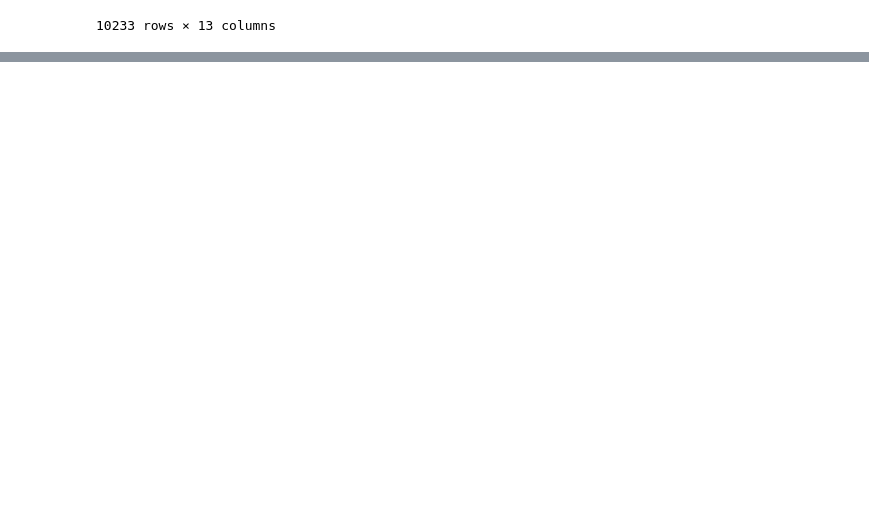
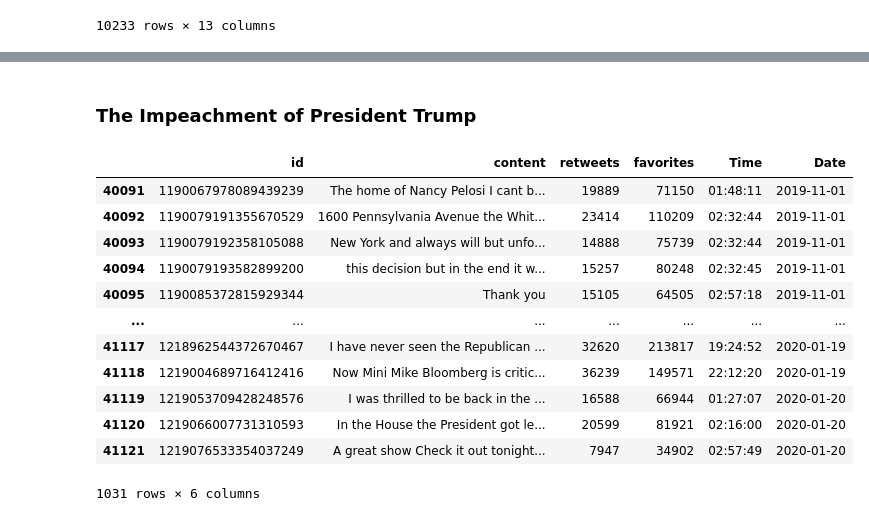
Before and after one commit to cybertraining-dsc/fa20-523-307, a Jupyter notebook: project/Analysis of Financial Markets based on President Trump's Tweets.ipynb, the cells around one changed output, grey strips where cells are left out. Cells and saved outputs as stored; diff of their text form; code cells hidden in the pictures; blank space fills up the shorter version.

```diff
--- a/project/Analysis of Financial Markets based on President Trump's Tweets.ipynb
+++ b/project/Analysis of Financial Markets based on President Trump's Tweets.ipynb
@@ -653,0 +644,19 @@ plt.show()
+# %% [markdown]
+### The Impeachment of President Trump
+# %%
+impeachment_tweets = trump_tweets[trump_tweets['Date'] >= pd.to_datetime('2019-11-01')]
+impeachment_tweets
+# %% [output]
+|  | id | content | retweets | favorites | Time | Date |
+| 40091 | 1190067978089439239 | The home of Nancy Pelosi I cant b... | 19889 | 71150 | 01:48:11 | 2019-11-01 |
+| 40092 | 1190079191355670529 | 1600 Pennsylvania Avenue the Whit... | 23414 | 110209 | 02:32:44 | 2019-11-01 |
+| 40093 | 1190079192358105088 | New York and always will but unfo... | 14888 | 75739 | 02:32:44 | 2019-11-01 |
+| 40094 | 1190079193582899200 | this decision but in the end it w... | 15257 | 80248 | 02:32:45 | 2019-11-01 |
+| 40095 | 1190085372815929344 | Thank you | 15105 | 64505 | 02:57:18 | 2019-11-01 |
+| ... | ... | ... | ... | ... | ... | ... |
+| 41117 | 1218962544372670467 | I have never seen the Republican ... | 32620 | 213817 | 19:24:52 | 2020-01-19 |
+| 41118 | 1219004689716412416 | Now Mini Mike Bloomberg is critic... | 36239 | 149571 | 22:12:20 | 2020-01-19 |
+| 41119 | 1219053709428248576 | I was thrilled to be back in the ... | 16588 | 66944 | 01:27:07 | 2020-01-20 |
+| 41120 | 1219066007731310593 | In the House the President got le... | 20599 | 81921 | 02:16:00 | 2020-01-20 |
+| 41121 | 1219076533354037249 | A great show Check it out tonight... | 7947 | 34902 | 02:57:49 | 2020-01-20 |
+1031 rows × 6 columns
```
Also changed, not shown: parts of 12 cells of this notebook.
